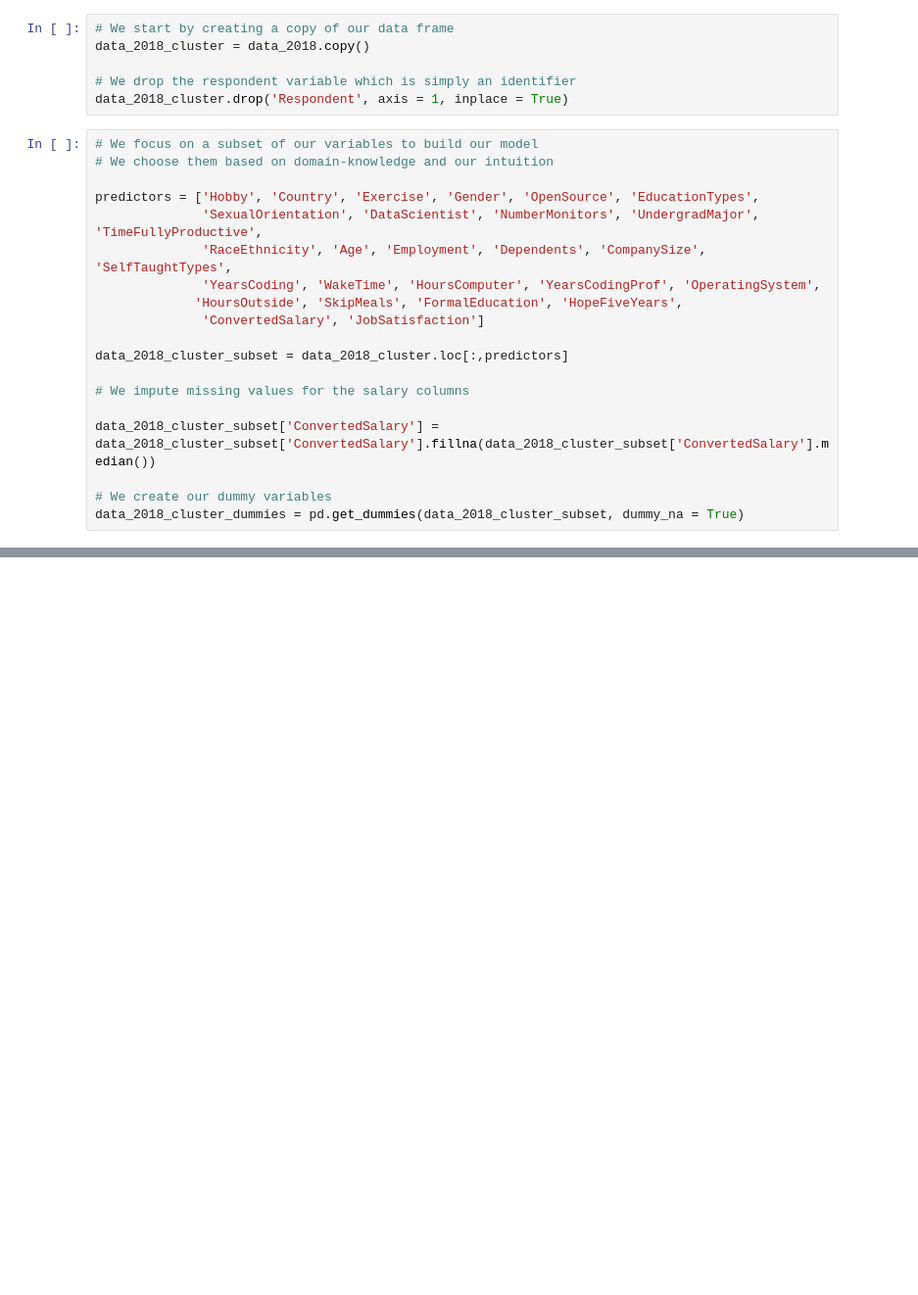
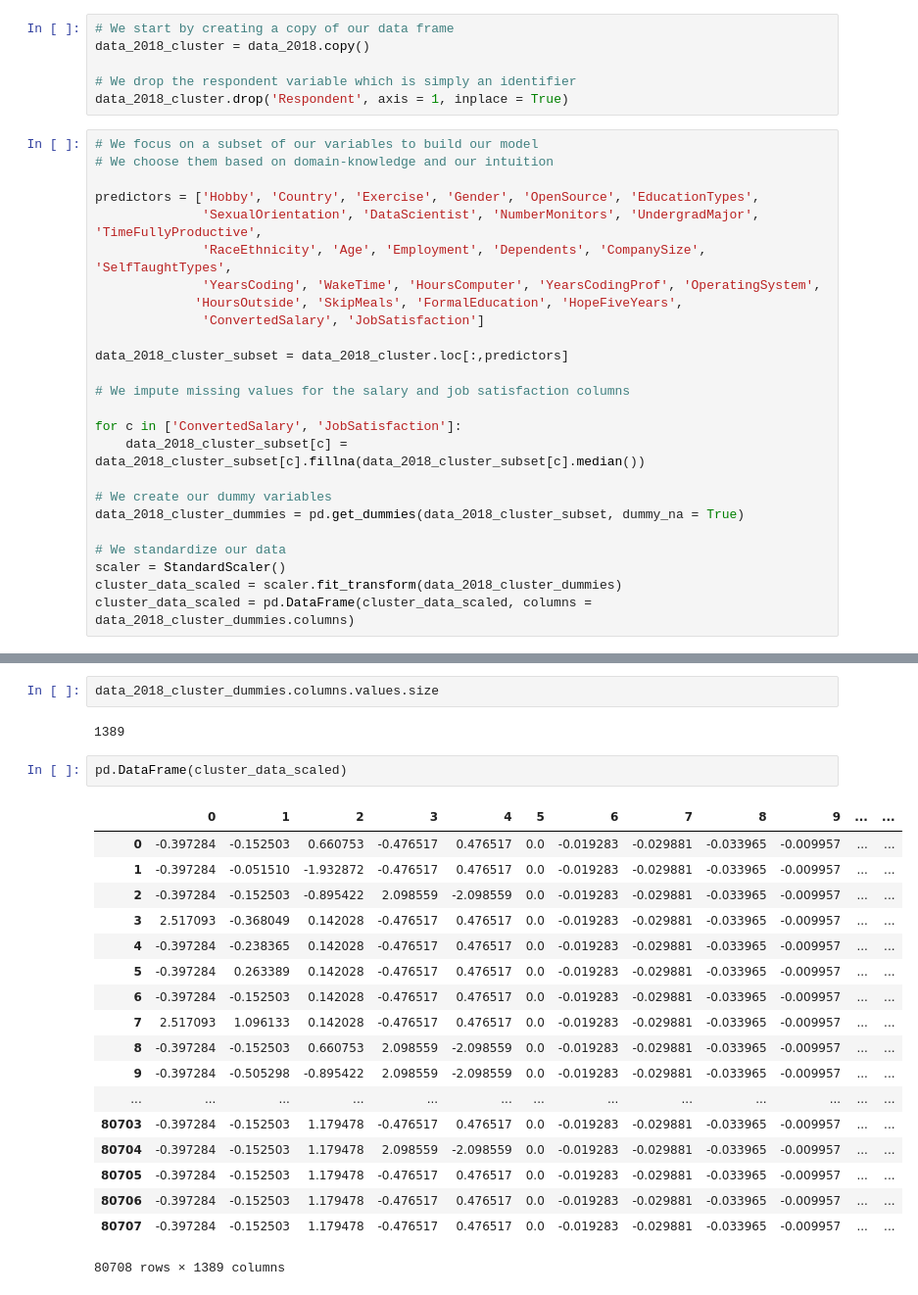
Before and after one commit to celestinhermez/stackoverflow_survey_2018_analysis, a Jupyter notebook: Developer Survey Analysis.ipynb, the cells around one changed output, grey strips where cells are left out. Shown at 98% size. Cells and saved outputs as stored; diff of their text form; blank space fills up the shorter version.

```diff
--- a/Developer Survey Analysis.ipynb
+++ b/Developer Survey Analysis.ipynb
@@ -561,9 +563,15 @@ predictors = ['Hobby', 'Country', 'Exercise', 'Gender', 'OpenSource', 'Education
 
 data_2018_cluster_subset = data_2018_cluster.loc[:,predictors]
 
-# We impute missing values for the salary columns
+# We impute missing values for the salary and job satisfaction columns
 
-data_2018_cluster_subset['ConvertedSalary'] = data_2018_cluster_subset['ConvertedSalary'].fillna(data_2018_cluster_subset['ConvertedSalary'].median())
+for c in ['ConvertedSalary', 'JobSatisfaction']:
+    data_2018_cluster_subset[c] = data_2018_cluster_subset[c].fillna(data_2018_cluster_subset[c].median())
 
 # We create our dummy variables
 data_2018_cluster_dummies = pd.get_dummies(data_2018_cluster_subset, dummy_na = True)
+
+# We standardize our data
+scaler = StandardScaler()
+cluster_data_scaled = scaler.fit_transform(data_2018_cluster_dummies)
+cluster_data_scaled = pd.DataFrame(cluster_data_scaled, columns = data_2018_cluster_dummies.columns)
@@ -569,0 +632,25 @@ data_2018_cluster_dummies = pd.get_dummies(data_2018_cluster_subset, dummy_na =
+# %%
+data_2018_cluster_dummies.columns.values.size
+# %% [output]
+1389
+# %%
+pd.DataFrame(cluster_data_scaled)
+# %% [output]
+|  | 0 | 1 | 2 | 3 | 4 | 5 | 6 | 7 | 8 | 9 | ... | ... |
+| 0 | -0.397284 | -0.152503 | 0.660753 | -0.476517 | 0.476517 | 0.0 | -0.019283 | -0.029881 | -0.033965 | -0.009957 | ... | ... |
+| 1 | -0.397284 | -0.051510 | -1.932872 | -0.476517 | 0.476517 | 0.0 | -0.019283 | -0.029881 | -0.033965 | -0.009957 | ... | ... |
+| 2 | -0.397284 | -0.152503 | -0.895422 | 2.098559 | -2.098559 | 0.0 | -0.019283 | -0.029881 | -0.033965 | -0.009957 | ... | ... |
+| 3 | 2.517093 | -0.368049 | 0.142028 | -0.476517 | 0.476517 | 0.0 | -0.019283 | -0.029881 | -0.033965 | -0.009957 | ... | ... |
+| 4 | -0.397284 | -0.238365 | 0.142028 | -0.476517 | 0.476517 | 0.0 | -0.019283 | -0.029881 | -0.033965 | -0.009957 | ... | ... |
+| 5 | -0.397284 | 0.263389 | 0.142028 | -0.476517 | 0.476517 | 0.0 | -0.019283 | -0.029881 | -0.033965 | -0.009957 | ... | ... |
+| 6 | -0.397284 | -0.152503 | 0.142028 | -0.476517 | 0.476517 | 0.0 | -0.019283 | -0.029881 | -0.033965 | -0.009957 | ... | ... |
+| 7 | 2.517093 | 1.096133 | 0.142028 | -0.476517 | 0.476517 | 0.0 | -0.019283 | -0.029881 | -0.033965 | -0.009957 | ... | ... |
+| 8 | -0.397284 | -0.152503 | 0.660753 | 2.098559 | -2.098559 | 0.0 | -0.019283 | -0.029881 | -0.033965 | -0.009957 | ... | ... |
+| 9 | -0.397284 | -0.505298 | -0.895422 | 2.098559 | -2.098559 | 0.0 | -0.019283 | -0.029881 | -0.033965 | -0.009957 | ... | ... |
+| ... | ... | ... | ... | ... | ... | ... | ... | ... | ... | ... | ... | ... |
+| 80703 | -0.397284 | -0.152503 | 1.179478 | -0.476517 | 0.476517 | 0.0 | -0.019283 | -0.029881 | -0.033965 | -0.009957 | ... | ... |
+| 80704 | -0.397284 | -0.152503 | 1.179478 | 2.098559 | -2.098559 | 0.0 | -0.019283 | -0.029881 | -0.033965 | -0.009957 | ... | ... |
+| 80705 | -0.397284 | -0.152503 | 1.179478 | -0.476517 | 0.476517 | 0.0 | -0.019283 | -0.029881 | -0.033965 | -0.009957 | ... | ... |
+| 80706 | -0.397284 | -0.152503 | 1.179478 | -0.476517 | 0.476517 | 0.0 | -0.019283 | -0.029881 | -0.033965 | -0.009957 | ... | ... |
+| 80707 | -0.397284 | -0.152503 | 1.179478 | -0.476517 | 0.476517 | 0.0 | -0.019283 | -0.029881 | -0.033965 | -0.009957 | ... | ... |
+80708 rows × 1389 columns
```
Also changed, not shown: parts of 5 cells of this notebook.
